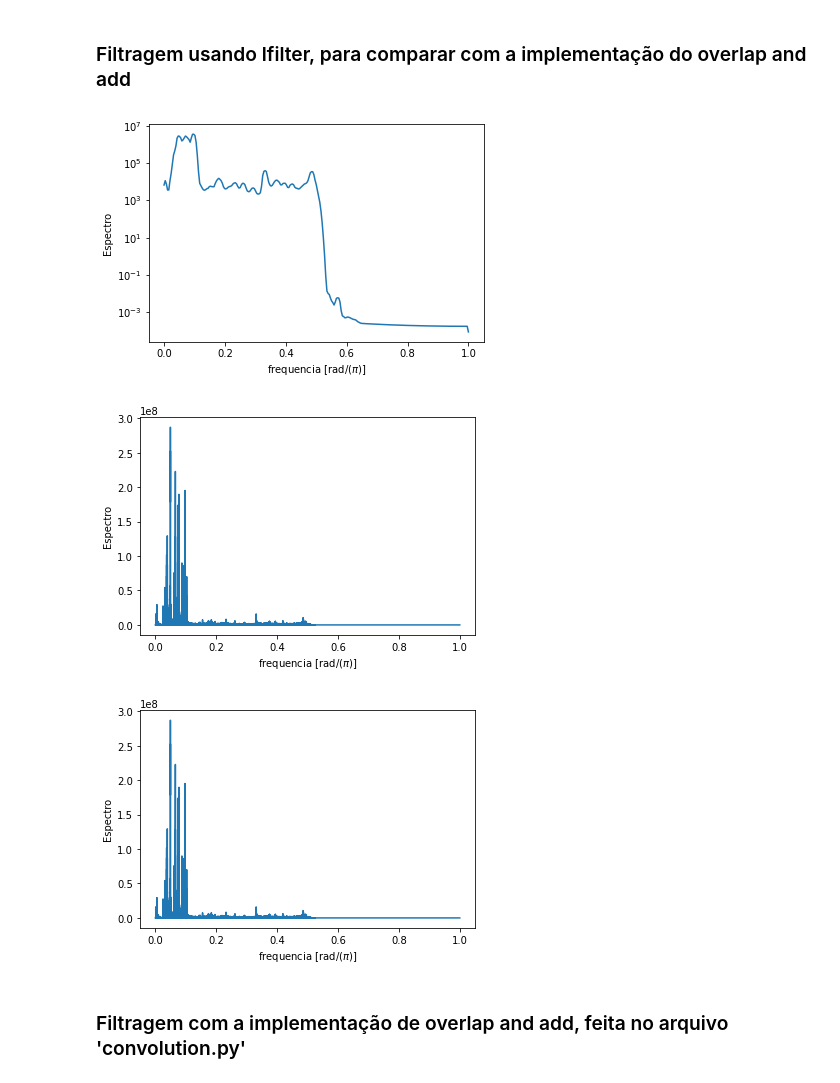
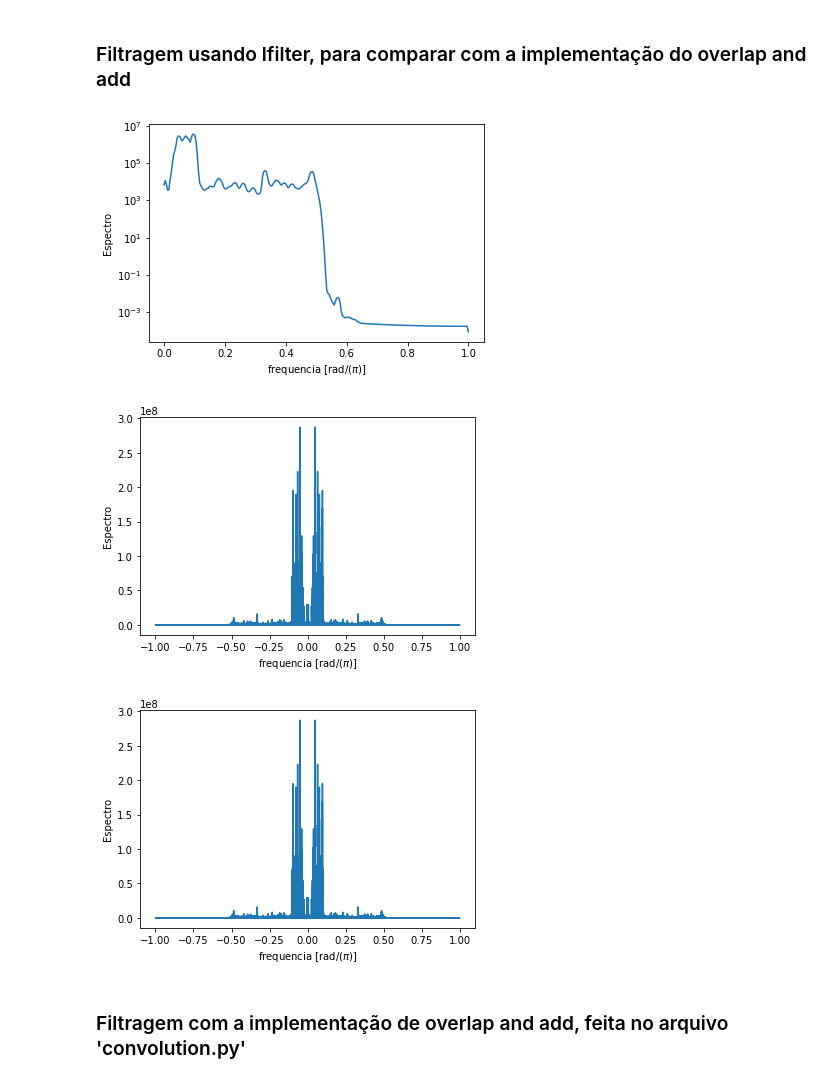
Before and after one commit to andre-meneses/Processamento-digital-de-sinais, a Jupyter notebook: filtro.ipynb, the cells around one changed output. Drawn from its saved outputs; the diff is of its cells as text; code cells hidden in the pictures.

```diff
--- a/filtro.ipynb
+++ b/filtro.ipynb
@@ -69,14 +69,14 @@ n = data.shape[0]
 normalized_l = np.int16((data_l / data_l.max()) * 32767)
 normalized_r = np.int16((data_l / data_r.max()) * 32767)
 
-t = n / samplerate
+t = 1 / samplerate
 
-yf_l = rfft(normalized_l)
-xf_l = rfftfreq(n, t)
+yf_l = fft(normalized_l)
+xf_l = fftfreq(n, t)
 xf_l = [x*t*2 for x in xf_l]
 
-yf_r = rfft(normalized_l)
-xf_r = rfftfreq(n, t)
+yf_r = fft(normalized_l)
+xf_r = fftfreq(n, t)
 xf_r = [x*t*2 for x in xf_r]
 
 #Esquerdo
@@ -136,39 +136,39 @@ plt.figure(5)
 plt.semilogy(f, Pxx_spec)
 plt.xlabel('frequencia [rad/($\pi$)]')
 plt.ylabel('Espectro')
 plt.show()
 
 ###########################################
 #Sinal filtrado - Canal direito
 
-yf_l = rfft(filtered_data_l)
-xf_l = rfftfreq(n, t)
+yf_l = fft(filtered_data_l)
+xf_l = fftfreq(n, t)
 xf_l = [x*t*2 for x in xf_l]
 
 plt.figure(15)
 plt.plot(xf_l, np.abs(yf_l))
 plt.xlabel('frequencia [rad/($\pi$)]')
 plt.ylabel('Espectro')
 plt.show()
 
 #########################################
 # Sinal filtrado - Canal esquerdo
 
-yf_r = rfft(filtered_data_r)
-xf_r = rfftfreq(n, t)
+yf_r = fft(filtered_data_r)
+xf_r = fftfreq(n, t)
 xf_r = [x*t*2 for x in xf_r]
 
 plt.figure(15)
 plt.plot(xf_l, np.abs(yf_r))
 plt.xlabel('frequencia [rad/($\pi$)]')
 plt.ylabel('Espectro')
 plt.show()
 
 #########################################
 # %% [output]
 [figure]
-[figure, old version]
+[figure, new version]
-[figure, old version]
+[figure, new version]
 # %% [markdown]
 ### Filtragem com a implementação de overlap and add, feita no arquivo 'convolution.py'
 # %%
```
Also changed, not shown: parts of 11 cells of this notebook.
